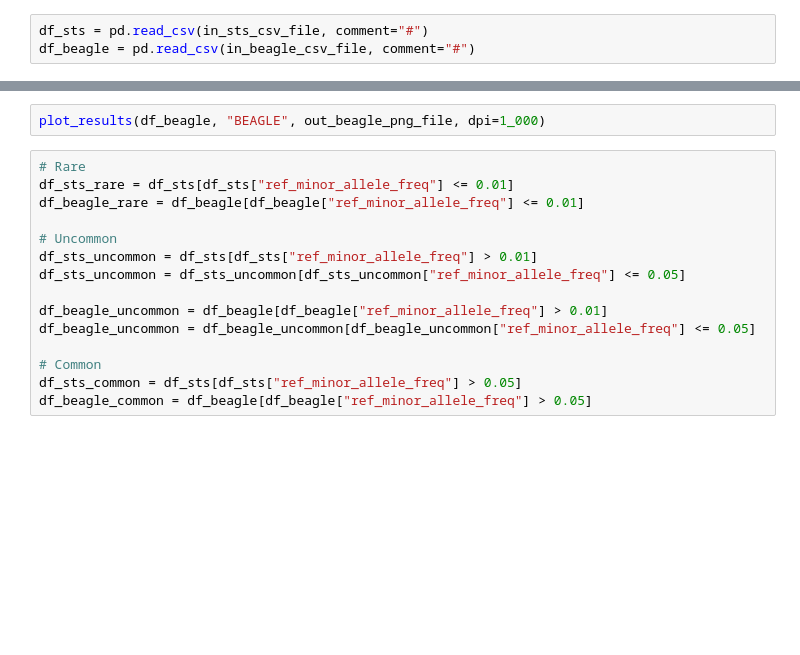
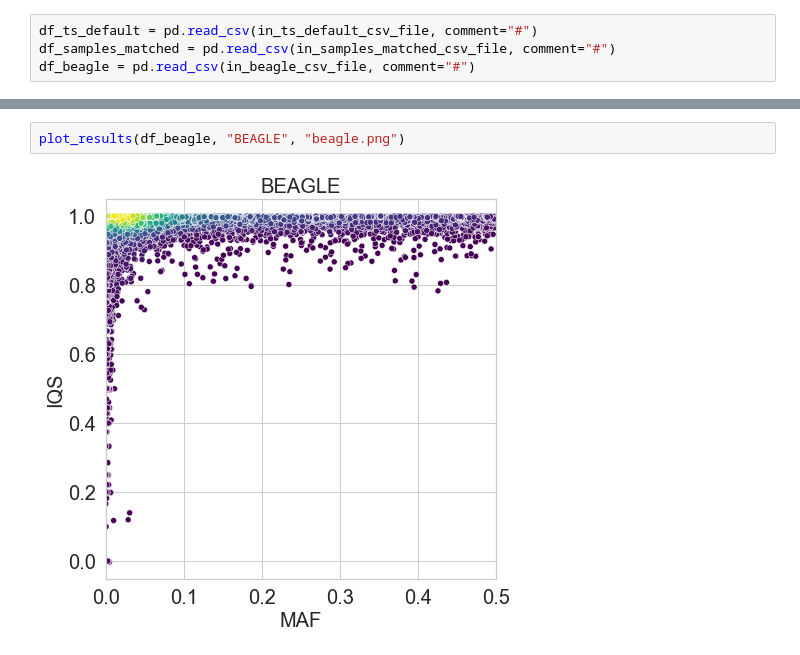
Before and after one commit to szhan/tsimpute, a Jupyter notebook: notebooks/plot_sts_vs_beagle.ipynb, the cells around one changed output, grey strips where cells are left out. Cells and saved outputs as stored; diff of their text form; blank space fills up the shorter version.

```diff
--- a/notebooks/plot_sts_vs_beagle.ipynb
+++ b/notebooks/plot_sts_vs_beagle.ipynb
@@ -20,3 +18,4 @@ out_beagle_png_file = base_dir + "beagle" + "." + prefix + "." + "png"
 # %%
-df_sts = pd.read_csv(in_sts_csv_file, comment="#")
+df_ts_default = pd.read_csv(in_ts_default_csv_file, comment="#")
+df_samples_matched = pd.read_csv(in_samples_matched_csv_file, comment="#")
 df_beagle = pd.read_csv(in_beagle_csv_file, comment="#")
@@ -69,17 +89,4 @@ plot_results(df_sts, "Tree sequence", out_sts_png_file, dpi=1_000)
 # %%
-plot_results(df_beagle, "BEAGLE", out_beagle_png_file, dpi=1_000)
+plot_results(df_beagle, "BEAGLE", "beagle.png")
+# %% [output]
+[figure, added]
-# %%
-# Rare
-df_sts_rare = df_sts[df_sts["ref_minor_allele_freq"] <= 0.01]
-df_beagle_rare = df_beagle[df_beagle["ref_minor_allele_freq"] <= 0.01]
-
-# Uncommon
-df_sts_uncommon = df_sts[df_sts["ref_minor_allele_freq"] > 0.01]
-df_sts_uncommon = df_sts_uncommon[df_sts_uncommon["ref_minor_allele_freq"] <= 0.05]
-
-df_beagle_uncommon = df_beagle[df_beagle["ref_minor_allele_freq"] > 0.01]
-df_beagle_uncommon = df_beagle_uncommon[df_beagle_uncommon["ref_minor_allele_freq"] <= 0.05]
-
-# Common
-df_sts_common = df_sts[df_sts["ref_minor_allele_freq"] > 0.05]
-df_beagle_common = df_beagle[df_beagle["ref_minor_allele_freq"] > 0.05]
```
Also changed, not shown: parts of 13 cells of this notebook.
